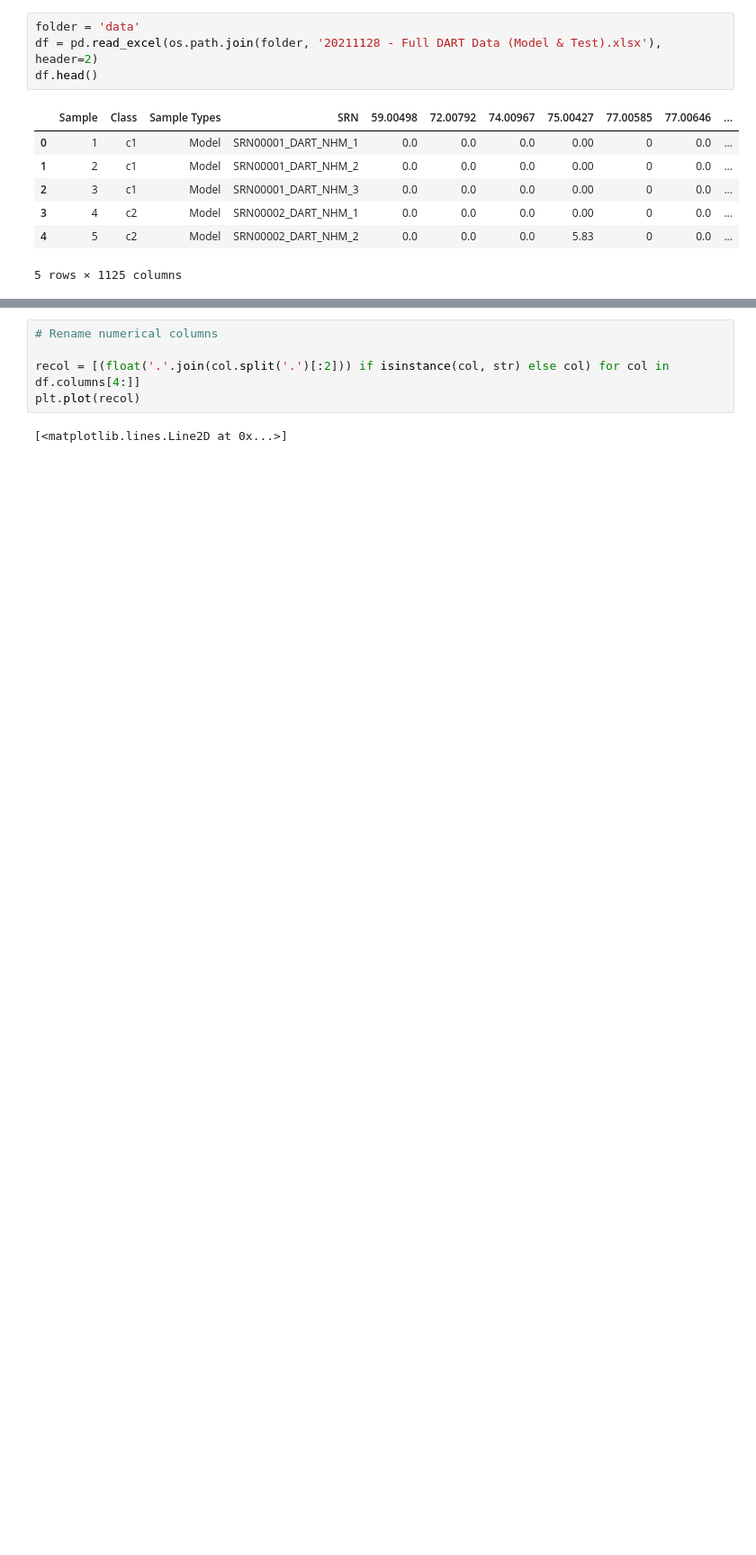
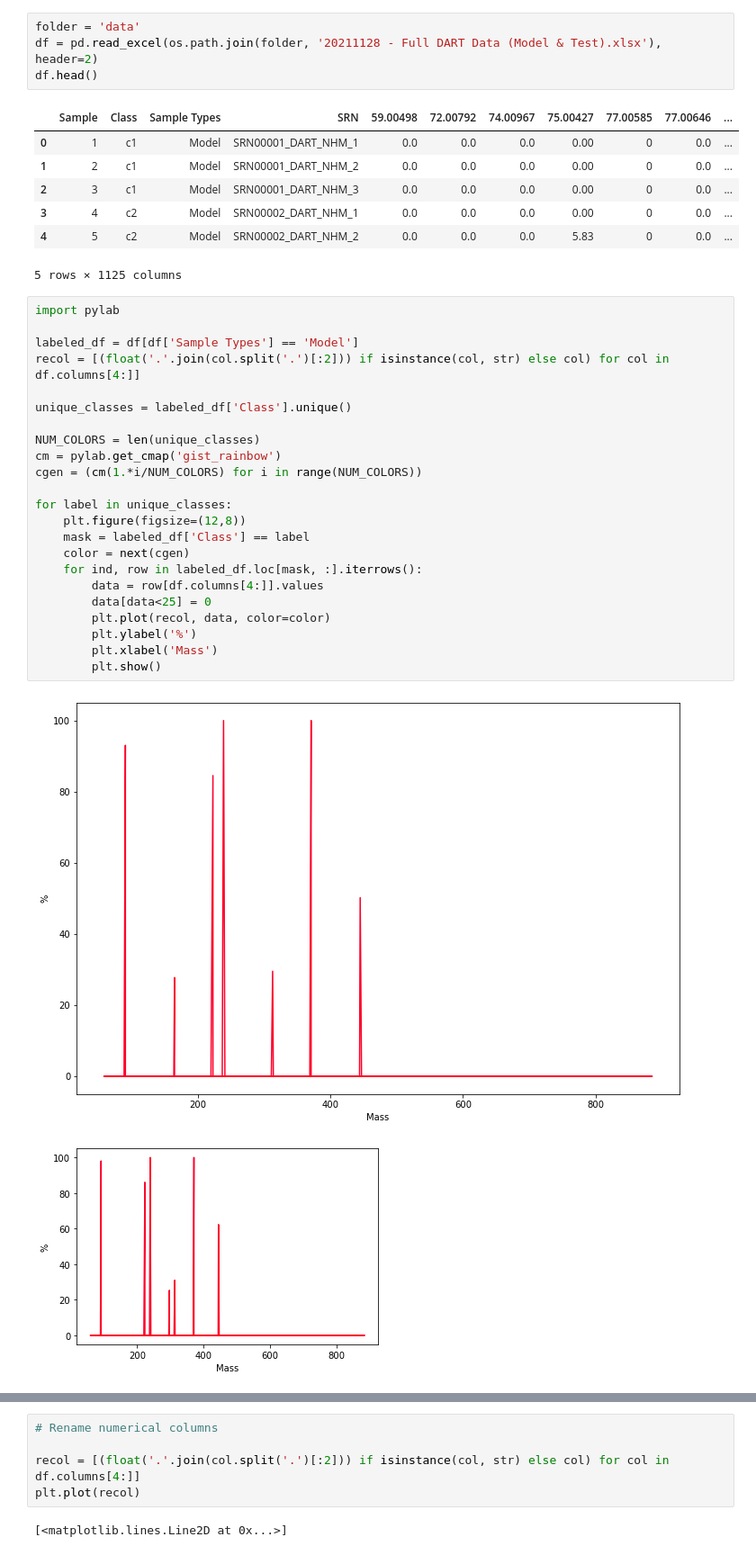
Before and after one commit to MichaelHopwood/MLMassSpectrom, a Jupyter notebook: vizualize_real_data.ipynb, the cells around one changed output, grey strips where cells are left out. Shown at 90% size. Saved outputs shown, nothing was run; the diff lists cells and outputs as text; blank space fills up the shorter version.

```diff
--- a/vizualize_real_data.ipynb
+++ b/vizualize_real_data.ipynb
@@ -20,3 +24,29 @@ df.head()
 | 3 | 4 | c2 | Model | SRN00002_DART_NHM_1 | 0.0 | 0.0 | 0.0 | 0.00 | 0 | 0.0 | ... |
 | 4 | 5 | c2 | Model | SRN00002_DART_NHM_2 | 0.0 | 0.0 | 0.0 | 5.83 | 0 | 0.0 | ... |
 5 rows × 1125 columns
+# %%
+import pylab
+
+labeled_df = df[df['Sample Types'] == 'Model']
+recol = [(float('.'.join(col.split('.')[:2])) if isinstance(col, str) else col) for col in df.columns[4:]]
+
+unique_classes = labeled_df['Class'].unique()
+
+NUM_COLORS = len(unique_classes)
+cm = pylab.get_cmap('gist_rainbow')
+cgen = (cm(1.*i/NUM_COLORS) for i in range(NUM_COLORS))
+
+for label in unique_classes:
+    plt.figure(figsize=(12,8))
+    mask = labeled_df['Class'] == label
+    color = next(cgen)
+    for ind, row in labeled_df.loc[mask, :].iterrows():
+        data = row[df.columns[4:]].values
+        data[data<25] = 0
+        plt.plot(recol, data, color=color)
+        plt.ylabel('%')
+        plt.xlabel('Mass')
+        plt.show()
+# %% [output]
+[figure, added]
+[figure, added]
```
Also changed, not shown: parts of 2 cells of this notebook, 3 other files.
